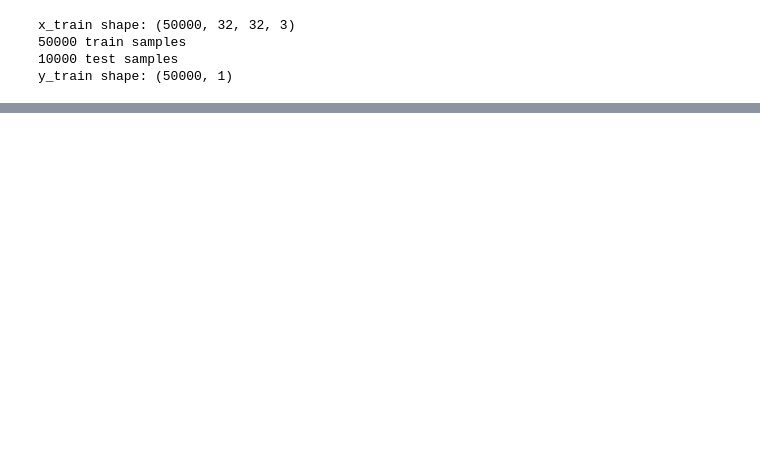
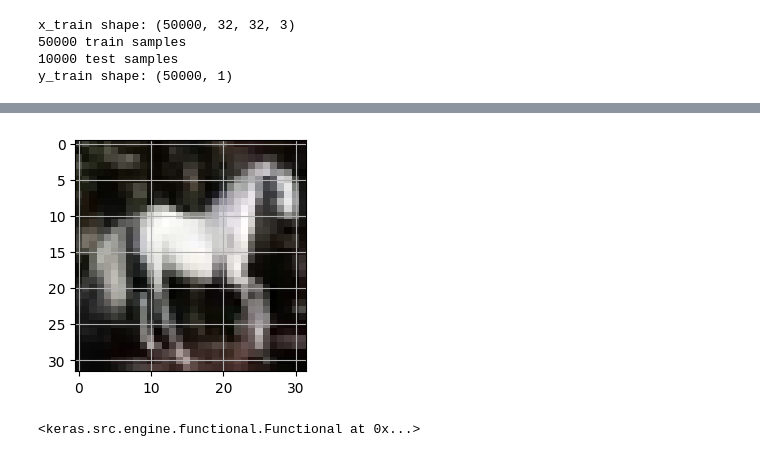
Before and after one commit to Vicss0529/collab-notebook, a Jupyter notebook: ResNet_Layers_Visualization.ipynb, the cells around one changed output, grey strips where cells are left out. Saved outputs shown, nothing was run; the diff lists cells and outputs as text; code cells hidden in the pictures; blank space fills up the shorter version.

```diff
--- a/ResNet_Layers_Visualization.ipynb
+++ b/ResNet_Layers_Visualization.ipynb
@@ -121,0 +153,24 @@ for i in range(num_blocks):
+# %%
+# Layer visualization on the test image
+
+import numpy as np
+import matplotlib.pyplot as plt
+from tensorflow.keras.preprocessing import image
+
+img = x_test[13]
+
+fig, ax = plt.subplots(figsize=(3, 3))
+ax.imshow(img)
+ax.grid(True)
+
+x = image.img_to_array(img)
+x = np.expand_dims(x, axis=0)
+# %% [output]
+[figure, added]
+# %%
+from keras.models import Model
+layer_outputs = [layer.output for layer in model.layers if not layer.name.startswith('input')]
+activation_model = Model(inputs=model.input, outputs=layer_outputs)
+activation_model
+# %% [output]
+<keras.src.engine.functional.Functional at 0x...>
```
Also changed, not shown: parts of 13 cells of this notebook.
